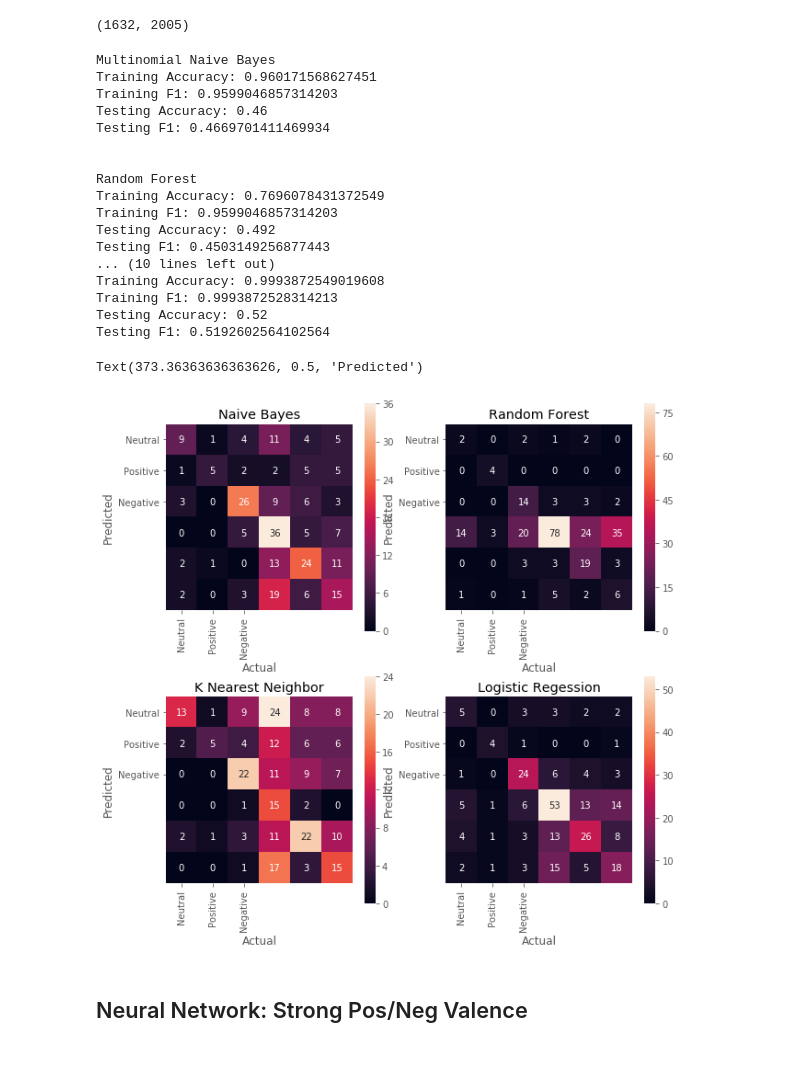
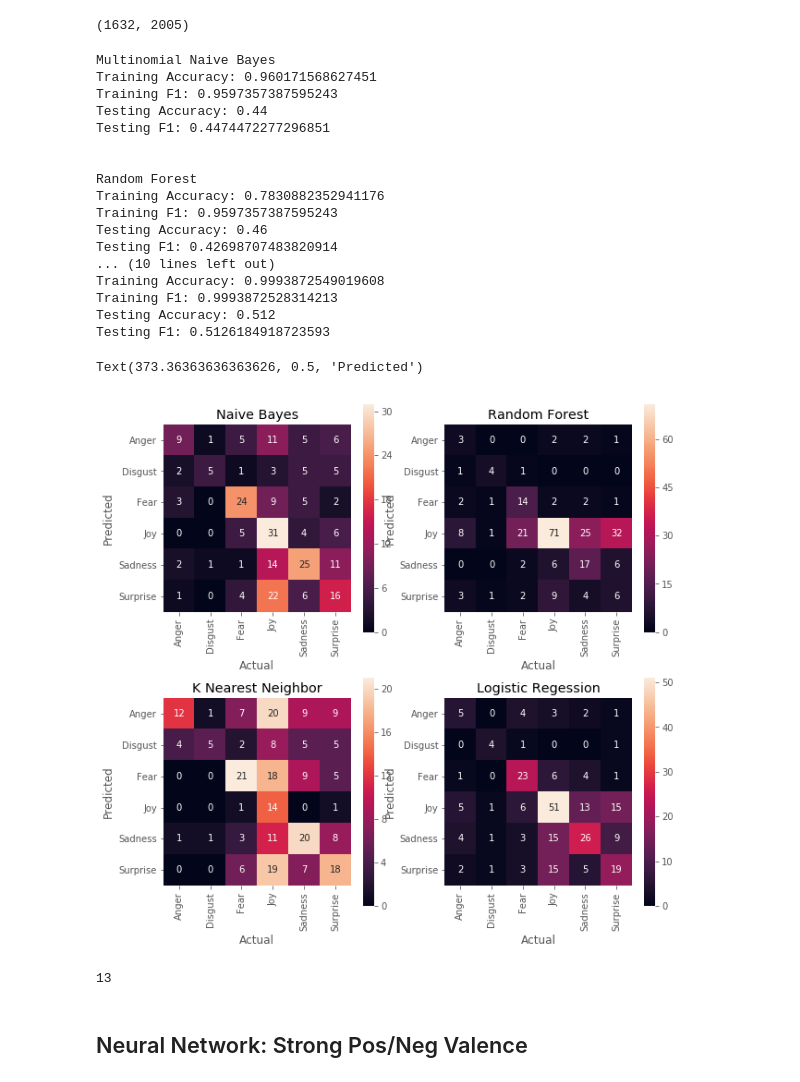
Before and after one commit to kemepley/Detecting_Emotions, a Jupyter notebook: workbook.ipynb, the cells around one changed output. Drawn from its saved outputs; the diff is of its cells as text; code cells hidden in the pictures.

```diff
--- a/workbook.ipynb
+++ b/workbook.ipynb
@@ -479,7 +492,7 @@ print("\n")
 plt.figure(figsize=(10,10))
 plt.subplot(2,2,1)
 cm = confusion_matrix(y_test, nb_test_preds)
-sns.heatmap(cm.T, square=True, annot=True, yticklabels=['Neutral', 'Positive', 'Negative'], xticklabels=['Neutral', 'Positive', 'Negative'])
+sns.heatmap(cm.T, square=True, annot=True, yticklabels=['Anger', 'Disgust', 'Fear', 'Joy', 'Sadness', 'Surprise'], xticklabels=['Anger', 'Disgust', 'Fear', 'Joy', 'Sadness', 'Surprise'])
 plt.title('Naive Bayes')
 plt.xlabel('Actual')
 plt.ylabel('Predicted')
@@ -492,7 +505,7 @@ print("Testing F1:", rf_test_f1)
 print("\n")
 plt.subplot(2,2,2)
 cm = confusion_matrix(y_test, rf_test_preds)
-sns.heatmap(cm.T, square=True, annot=True, yticklabels=['Neutral', 'Positive', 'Negative'], xticklabels=['Neutral', 'Positive', 'Negative'])
+sns.heatmap(cm.T, square=True, annot=True, yticklabels=['Anger', 'Disgust', 'Fear', 'Joy', 'Sadness', 'Surprise'], xticklabels=['Anger', 'Disgust', 'Fear', 'Joy', 'Sadness', 'Surprise'])
 plt.title('Random Forest')
 plt.xlabel('Actual')
 plt.ylabel('Predicted')
@@ -502,45 +515,50 @@ print("Training Accuracy:", knn_train_acc)
 print("Training F1:", knn_train_f1)
 print("Testing Accuracy:", knn_test_acc)
 print("Testing F1:", knn_test_f1)
 print("\n")
 plt.subplot(2,2,3)
 cm = confusion_matrix(y_test, knn_test_preds)
-sns.heatmap(cm.T, square=True, annot=True, yticklabels=['Neutral', 'Positive', 'Negative'], xticklabels=['Neutral', 'Positive', 'Negative'])
+sns.heatmap(cm.T, square=True, annot=True, yticklabels=['Anger', 'Disgust', 'Fear', 'Joy', 'Sadness', 'Surprise'], xticklabels=['Anger', 'Disgust', 'Fear', 'Joy', 'Sadness', 'Surprise'])
 plt.title('K Nearest Neighbor')
 plt.xlabel('Actual')
 plt.ylabel('Predicted')
 
 print('Logistic Regression')
 print("Training Accuracy:", lr_train_acc)
 print("Training F1:", lr_train_f1)
 print("Testing Accuracy:", lr_test_acc)
 print("Testing F1:", lr_test_f1)
 plt.subplot(2,2,4)
 cm = confusion_matrix(y_test, lr_test_preds)
-sns.heatmap(cm.T, square=True, annot=True, yticklabels=['Neutral', 'Positive', 'Negative'], xticklabels=['Neutral', 'Positive', 'Negative'])
+sns.heatmap(cm.T, square=True, annot=True, yticklabels=['Anger', 'Disgust', 'Fear', 'Joy', 'Sadness', 'Surprise'], xticklabels=['Anger', 'Disgust', 'Fear', 'Joy', 'Sadness', 'Surprise'])
 plt.title('Logistic Regession')
 plt.xlabel('Actual')
 plt.ylabel('Predicted')
 # %% [output]
 Multinomial Naive Bayes
 Training Accuracy: 0.960171568627451
-Training F1: 0.9599046857314203
-Testing Accuracy: 0.46
-Testing F1: 0.4669701411469934
+Training F1: 0.9597357387595243
+Testing Accuracy: 0.44
+Testing F1: 0.4474472277296851
 
 
 Random Forest
-Training Accuracy: 0.7696078431372549
-Training F1: 0.9599046857314203
-Testing Accuracy: 0.492
-Testing F1: 0.4503149256877443
+Training Accuracy: 0.7830882352941176
+Training F1: 0.9597357387595243
+Testing Accuracy: 0.46
+Testing F1: 0.42698707483820914
 ... (10 lines left out)
 Training Accuracy: 0.9993872549019608
 Training F1: 0.9993872528314213
-Testing Accuracy: 0.52
-Testing F1: 0.5192602564102564
+Testing Accuracy: 0.512
+Testing F1: 0.5126184918723593
 Text(373.36363636363626, 0.5, 'Predicted')
-[figure, old version]
+[figure, new version]
+# %%
+df = pd.DataFrame({"true": y_test, "predicted":lr_test_preds})
+len(df.loc[(df.true==4) & (df.predicted==3)])
+# %% [output]
+13
 # %% [markdown]
 ## Neural Network: Strong Pos/Neg Valence
 # %%
```
Also changed, not shown: parts of 28 cells of this notebook, 1 other file.
